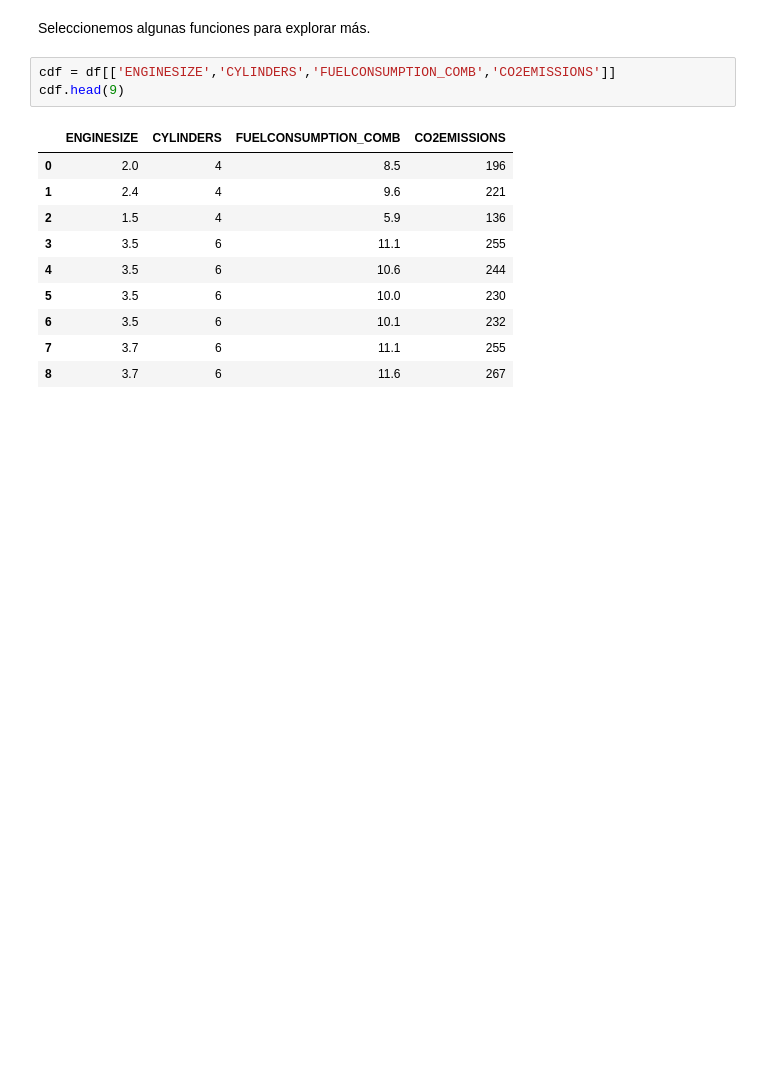
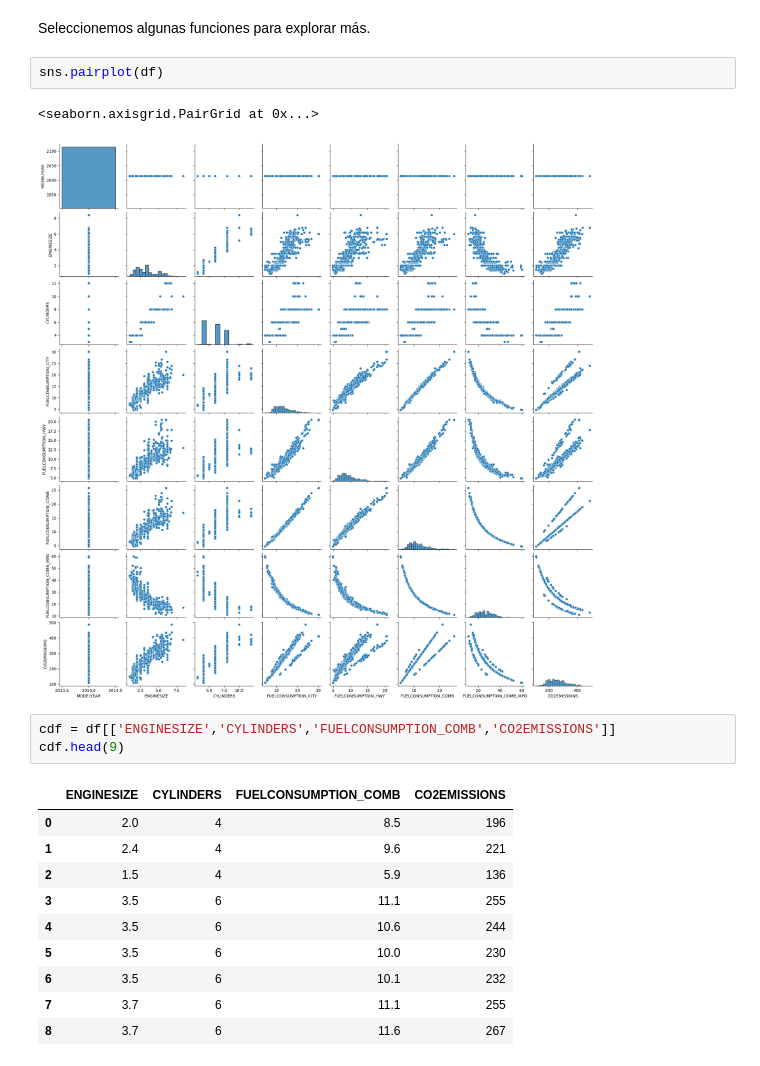
Before and after one commit to javierCh77/emisionco2, a Jupyter notebook: ML0101EN-Reg-Simple-Linear-Regression-Co2-v2.ipynb, the cells around one changed output. Saved outputs shown, nothing was run; the diff lists cells and outputs as text; blank space fills up the shorter version.

```diff
--- a/ML0101EN-Reg-Simple-Linear-Regression-Co2-v2.ipynb
+++ b/ML0101EN-Reg-Simple-Linear-Regression-Co2-v2.ipynb
@@ -74,6 +134,11 @@ df.describe()
 | max | 2014.0 | 8.400000 | 12.000000 | 30.200000 | 20.500000 | 25.800000 | ... |
 # %% [markdown]
 Seleccionemos algunas funciones para explorar más.
+# %%
+sns.pairplot(df)
+# %% [output]
+<seaborn.axisgrid.PairGrid at 0x...>
+[figure, added]
 # %%
 cdf = df[['ENGINESIZE','CYLINDERS','FUELCONSUMPTION_COMB','CO2EMISSIONS']]
 cdf.head(9)
```
Also changed, not shown: parts of 23 cells of this notebook.
